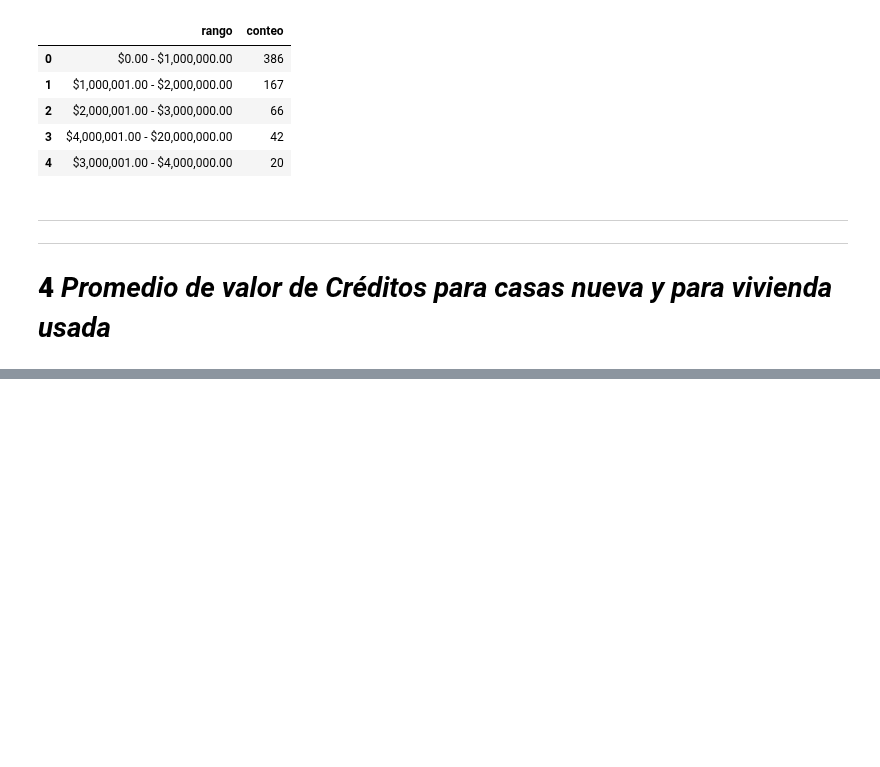
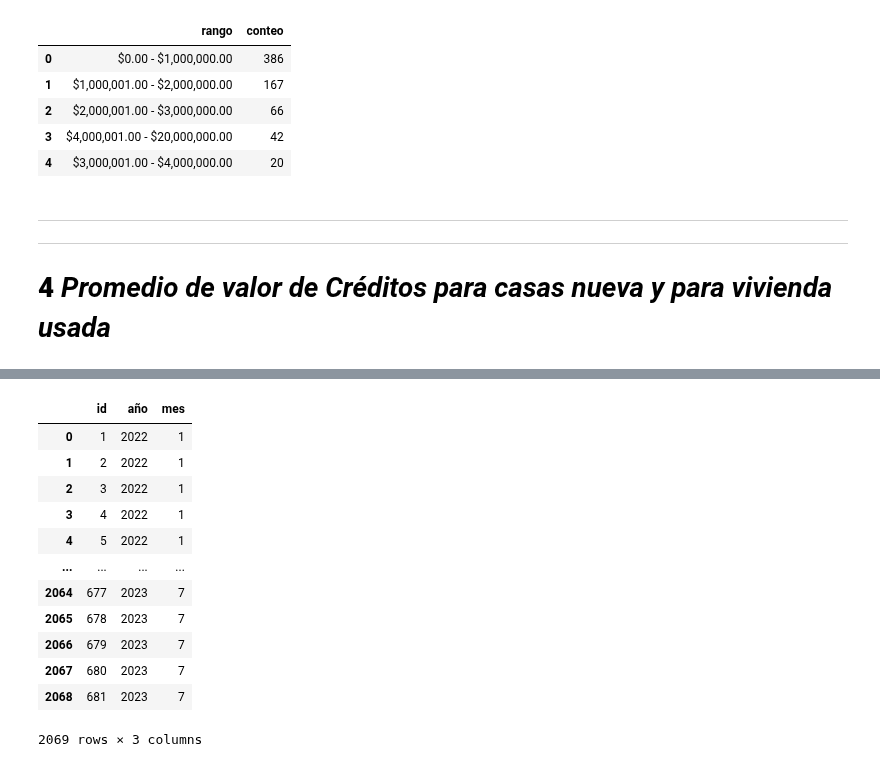
Before and after one commit to MiguelDWT4toCreativo/Datalpine, a Jupyter notebook: resources/jupyter/creditos_distribucion.ipynb, the cells around one changed output, grey strips where cells are left out. Drawn from its saved outputs; the diff is of its cells as text; code cells hidden in the pictures; blank space fills up the shorter version.

```diff
--- a/resources/jupyter/creditos_distribucion.ipynb
+++ b/resources/jupyter/creditos_distribucion.ipynb
@@ -772,0 +777,20 @@ ___
+# %%
+finance_2022_pachuca = df_financiamientos_2022_pachuca[['id','año','mes']]
+finance_2023_pachuca = df_financiamientos_2023_pachuca[['id','año','mes']]
+
+estacionalidad_2223_pachuca = pd.concat([finance_2022_pachuca, finance_2023_pachuca], ignore_index=True)
+estacionalidad_2223_pachuca
+# %% [output]
+|  | id | año | mes |
+| 0 | 1 | 2022 | 1 |
+| 1 | 2 | 2022 | 1 |
+| 2 | 3 | 2022 | 1 |
+| 3 | 4 | 2022 | 1 |
+| 4 | 5 | 2022 | 1 |
+| ... | ... | ... | ... |
+| 2064 | 677 | 2023 | 7 |
+| 2065 | 678 | 2023 | 7 |
+| 2066 | 679 | 2023 | 7 |
+| 2067 | 680 | 2023 | 7 |
+| 2068 | 681 | 2023 | 7 |
+2069 rows × 3 columns
```
Also changed, not shown: parts of 4 cells of this notebook, 2 other files.
